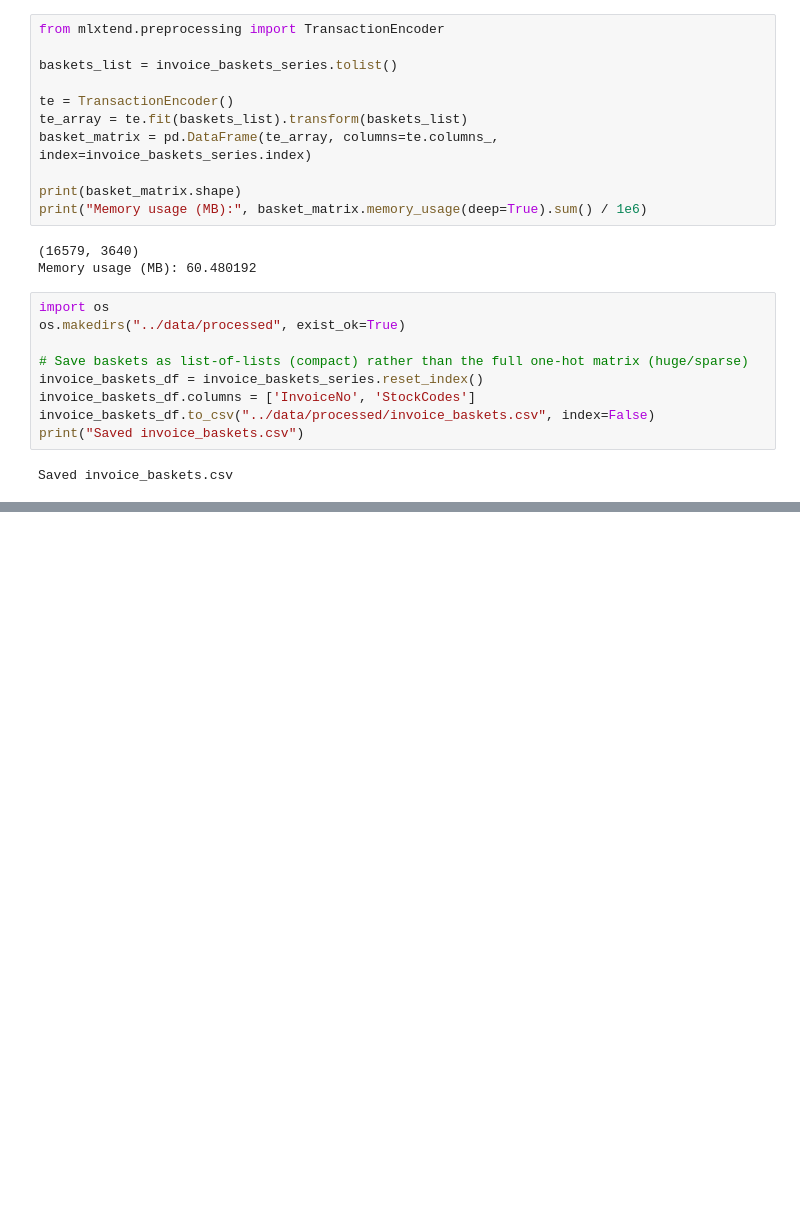
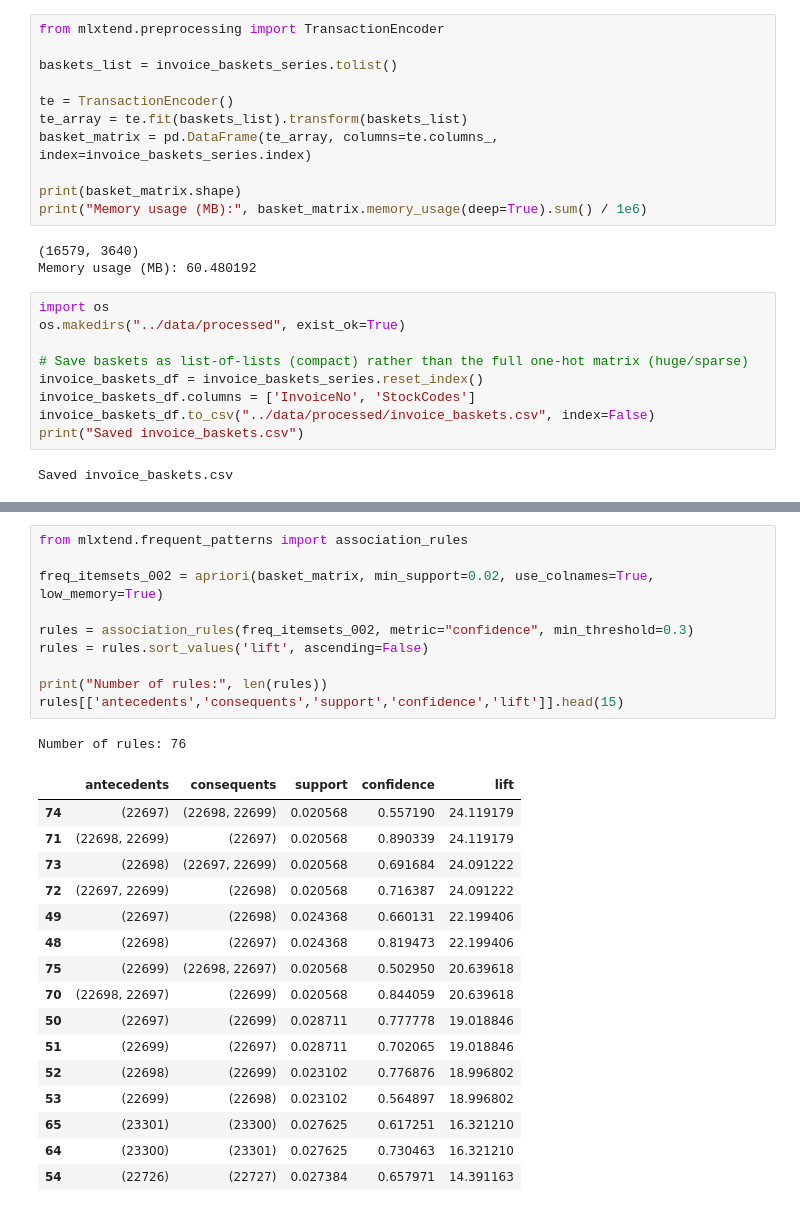
Before and after one commit to swagat017/Data-Mining-Project, a Jupyter notebook: notebooks/association_analysis.ipynb, the cells around one changed output, grey strips where cells are left out. Cells and saved outputs as stored; diff of their text form; blank space fills up the shorter version.

Commit message:
association analysis completed

```diff
--- a/notebooks/association_analysis.ipynb
+++ b/notebooks/association_analysis.ipynb
@@ -148,0 +163,28 @@ min_support=0.01: 1051 itemsets, 2.12s
+# %%
+from mlxtend.frequent_patterns import association_rules
+
+freq_itemsets_002 = apriori(basket_matrix, min_support=0.02, use_colnames=True, low_memory=True)
+
+rules = association_rules(freq_itemsets_002, metric="confidence", min_threshold=0.3)
+rules = rules.sort_values('lift', ascending=False)
+
+print("Number of rules:", len(rules))
+rules[['antecedents','consequents','support','confidence','lift']].head(15)
+# %% [output]
+Number of rules: 76
+|  | antecedents | consequents | support | confidence | lift |
+| 74 | (22697) | (22698, 22699) | 0.020568 | 0.557190 | 24.119179 |
+| 71 | (22698, 22699) | (22697) | 0.020568 | 0.890339 | 24.119179 |
+| 73 | (22698) | (22697, 22699) | 0.020568 | 0.691684 | 24.091222 |
+| 72 | (22697, 22699) | (22698) | 0.020568 | 0.716387 | 24.091222 |
+| 49 | (22697) | (22698) | 0.024368 | 0.660131 | 22.199406 |
+| 48 | (22698) | (22697) | 0.024368 | 0.819473 | 22.199406 |
+| 75 | (22699) | (22698, 22697) | 0.020568 | 0.502950 | 20.639618 |
+| 70 | (22698, 22697) | (22699) | 0.020568 | 0.844059 | 20.639618 |
+| 50 | (22697) | (22699) | 0.028711 | 0.777778 | 19.018846 |
+| 51 | (22699) | (22697) | 0.028711 | 0.702065 | 19.018846 |
+| 52 | (22698) | (22699) | 0.023102 | 0.776876 | 18.996802 |
+| 53 | (22699) | (22698) | 0.023102 | 0.564897 | 18.996802 |
+| 65 | (23301) | (23300) | 0.027625 | 0.617251 | 16.321210 |
+| 64 | (23300) | (23301) | 0.027625 | 0.730463 | 16.321210 |
+| 54 | (22726) | (22727) | 0.027384 | 0.657971 | 14.391163 |
```
Also changed, not shown: parts of 14 cells of this notebook, 2 other files.
